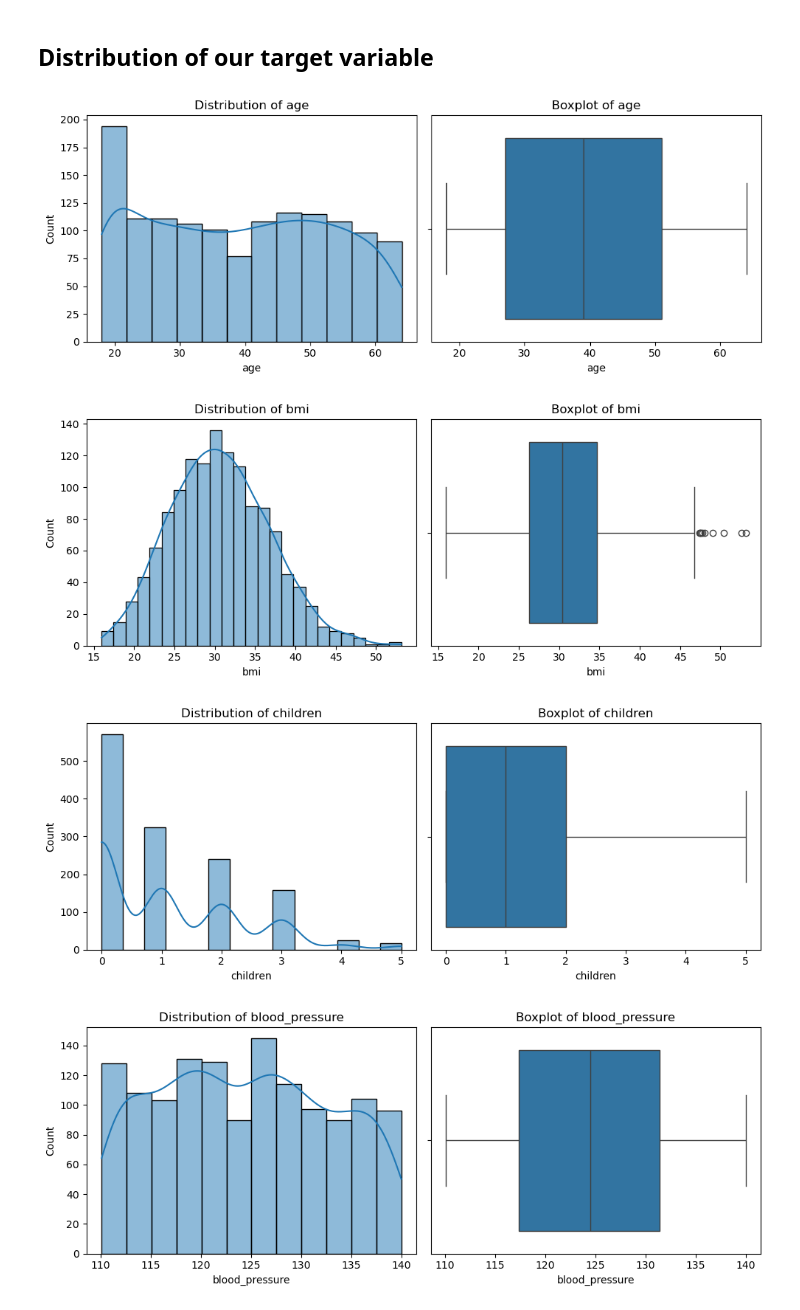
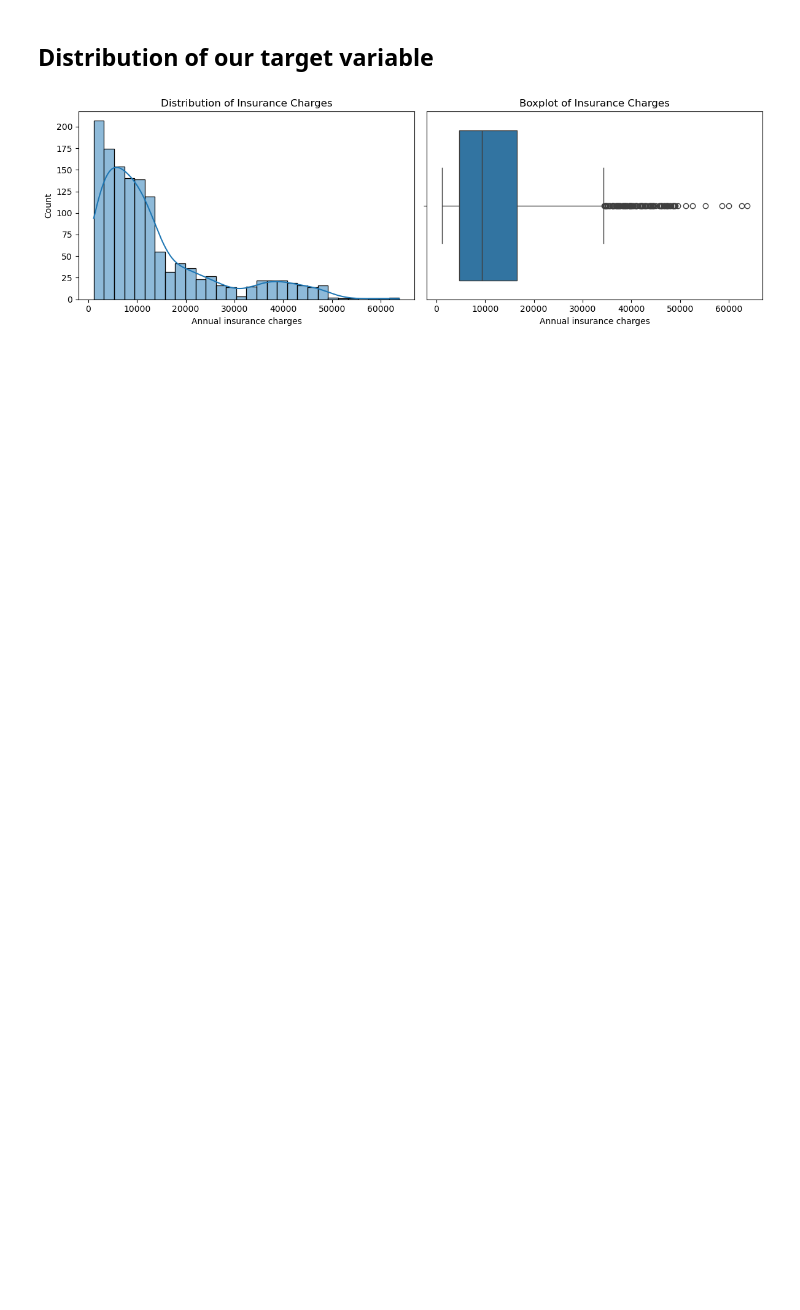
Before and after one commit to olitrick/data_project, a Jupyter notebook: notebooks/02ExploratoryDataAnalysis.ipynb, the cells around one changed output. Drawn from its saved outputs; the diff is of its cells as text; code cells hidden in the pictures; blank space fills up the shorter version.

Commit message:
Exploratory Data Analysis

```diff
--- a/notebooks/02ExploratoryDataAnalysis.ipynb
+++ b/notebooks/02ExploratoryDataAnalysis.ipynb
@@ -7,28 +7,17 @@ data = pd.read_csv('../data/health_insurance_clean.csv')
 # %% [markdown]
 ## **Distribution of our target variable**
 # %%
-numeric_features = [
-    "age",
-    "bmi",
-    "children",
-    "blood_pressure",
-    "annual_income",
-    "charges"
-]
+fig, axes = plt.subplots(1, 2, figsize=(12, 4))
 
-for feature in numeric_features:
-    fig, axes = plt.subplots(1, 2, figsize=(10, 4))
+sns.histplot(data=data, x="charges", kde=True, ax=axes[0])
+axes[0].set_title("Distribution of Insurance Charges")
+axes[0].set_xlabel("Annual insurance charges")
 
-    sns.histplot(data=data, x=feature, kde=True, ax=axes[0])
-    axes[0].set_title(f"Distribution of {feature}")
+sns.boxplot(data=data, x="charges", ax=axes[1])
+axes[1].set_title("Boxplot of Insurance Charges")
+axes[1].set_xlabel("Annual insurance charges")
 
-    sns.boxplot(data=data, x=feature, ax=axes[1])
-    axes[1].set_title(f"Boxplot of {feature}")
-
-    plt.tight_layout()
-    plt.show()
+plt.tight_layout()
+plt.show()
 # %% [output]
-[figure, old version]
+[figure, new version]
-[figure, removed]
-[figure, removed]
-[figure, removed]
```
Also changed, not shown: parts of 26 cells of this notebook.
